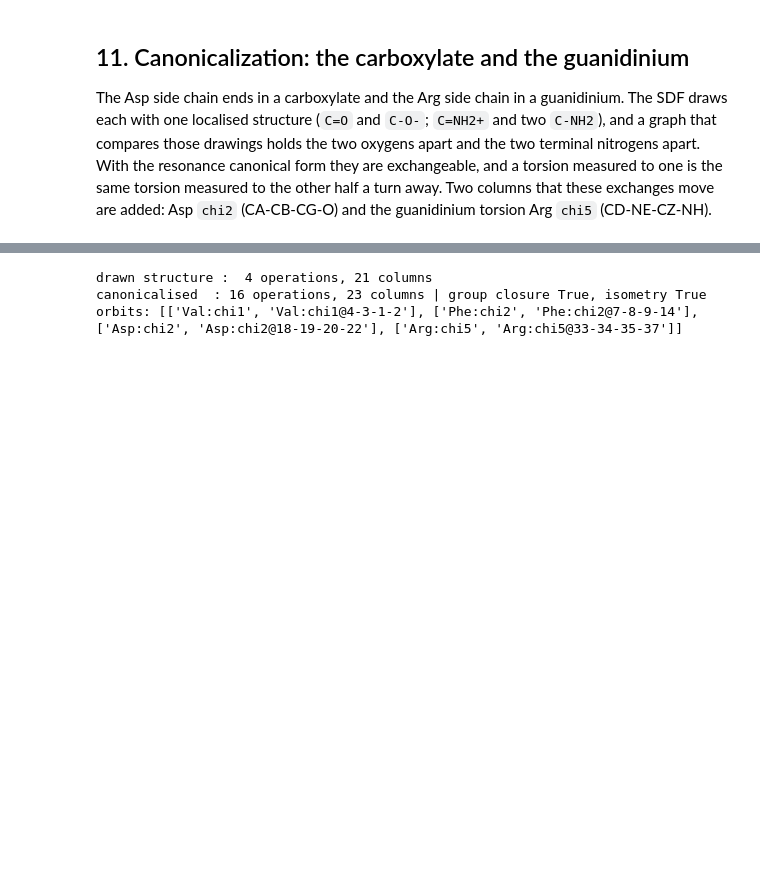
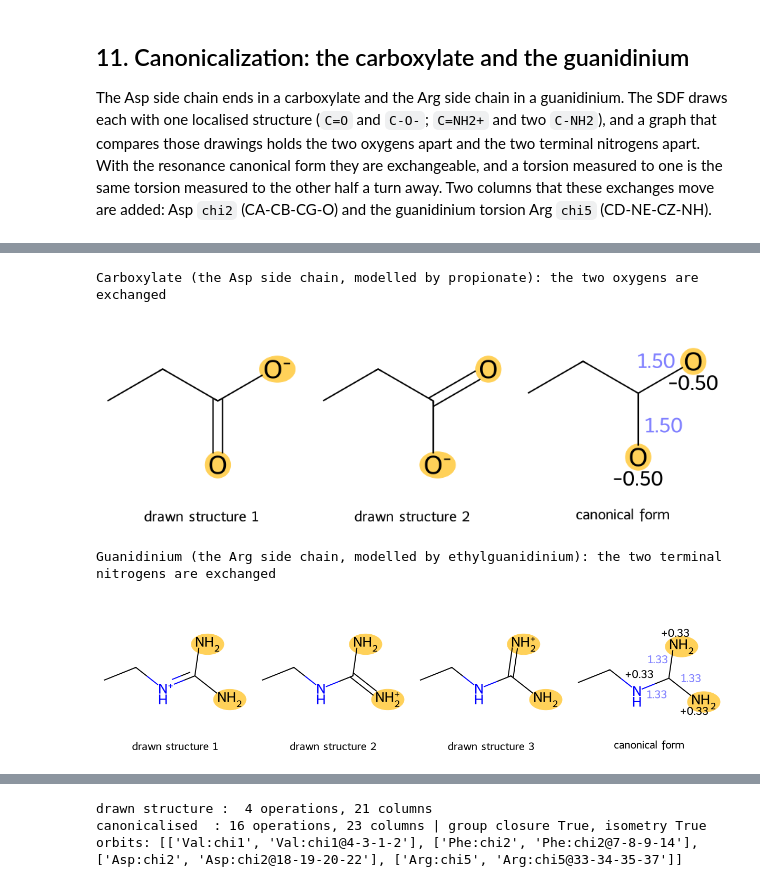
Before and after one commit to csy0000/MD-tools, a Jupyter notebook: docs/tutorial/rgdfv/analysis/clustering.ipynb, the cells around one changed output, grey strips where cells are left out. Cells and saved outputs as stored; diff of their text form; code cells hidden in the pictures; blank space fills up the shorter version.

```diff
--- a/docs/tutorial/rgdfv/analysis/clustering.ipynb
+++ b/docs/tutorial/rgdfv/analysis/clustering.ipynb
@@ -335,0 +342,44 @@ guanidinium torsion Arg `chi5` (CD-NE-CZ-NH).
+# %%
+from rdkit.Chem import rdDepictor
+from md_tools.analysis import resonance_hybrid
+
+def draw_canonicalization(smiles, exchanged):
+    """The drawn resonance structures of a model of the group, then its canonical form."""
+    model = Chem.AddHs(Chem.MolFromSmiles(smiles))
+    supplier = Chem.ResonanceMolSupplier(model)
+    forms = [Chem.RemoveHs(supplier[i]) for i in range(len(supplier))]
+    for f in forms:
+        rdDepictor.Compute2DCoords(f)
+    info = resonance_hybrid(model)
+    canonical = Chem.RWMol(Chem.RemoveHs(Chem.Mol(model)))
+    rdDepictor.Compute2DCoords(canonical)
+    for a in canonical.GetAtoms():
+        q = info.atom_charge[a.GetIdx()]
+        a.SetFormalCharge(0)
+        if abs(q) > 1e-9:
+            a.SetProp("atomNote", f"{q:+.2f}")
+    for b in canonical.GetBonds():
+        o = info.bond_order[(min(b.GetBeginAtomIdx(), b.GetEndAtomIdx()), max(b.GetBeginAtomIdx(), b.GetEndAtomIdx()))]
+        b.SetBondType(Chem.BondType.SINGLE)
+        if abs(o - 1.0) > 1e-9:
+            b.SetProp("bondNote", f"{o:.2f}")
+    mols = forms + [canonical.GetMol()]
+    legends = [f"drawn structure {i + 1}" for i in range(len(forms))] + ["canonical form"]
+    drawer = rdMolDraw2D.MolDraw2DCairo(300 * len(mols), 300, 300, 300)
+    drawer.drawOptions().legendFontSize = 20
+    drawer.drawOptions().annotationFontScale = 0.8
+    colour = {i: (1.0, 0.82, 0.35) for i in exchanged}
+    drawer.DrawMolecules(mols, legends=legends, highlightAtoms=[list(exchanged)] * len(mols),
+                         highlightAtomColors=[colour] * len(mols), highlightBonds=[[]] * len(mols))
+    drawer.FinishDrawing()
+    return drawer.GetDrawingText()
+
+print("Carboxylate (the Asp side chain, modelled by propionate): the two oxygens are exchanged")
+display(Image(data=draw_canonicalization("CCC(=O)[O-]", [3, 4])))
+print("Guanidinium (the Arg side chain, modelled by ethylguanidinium): the two terminal nitrogens are exchanged")
+display(Image(data=draw_canonicalization("CCNC(N)=[NH2+]", [4, 5])))
+# %% [output]
+Carboxylate (the Asp side chain, modelled by propionate): the two oxygens are exchanged
+[figure, added]
+Guanidinium (the Arg side chain, modelled by ethylguanidinium): the two terminal nitrogens are exchanged
+[figure, added]
```
Also changed, not shown: parts of 12 cells of this notebook, 1 other file.
